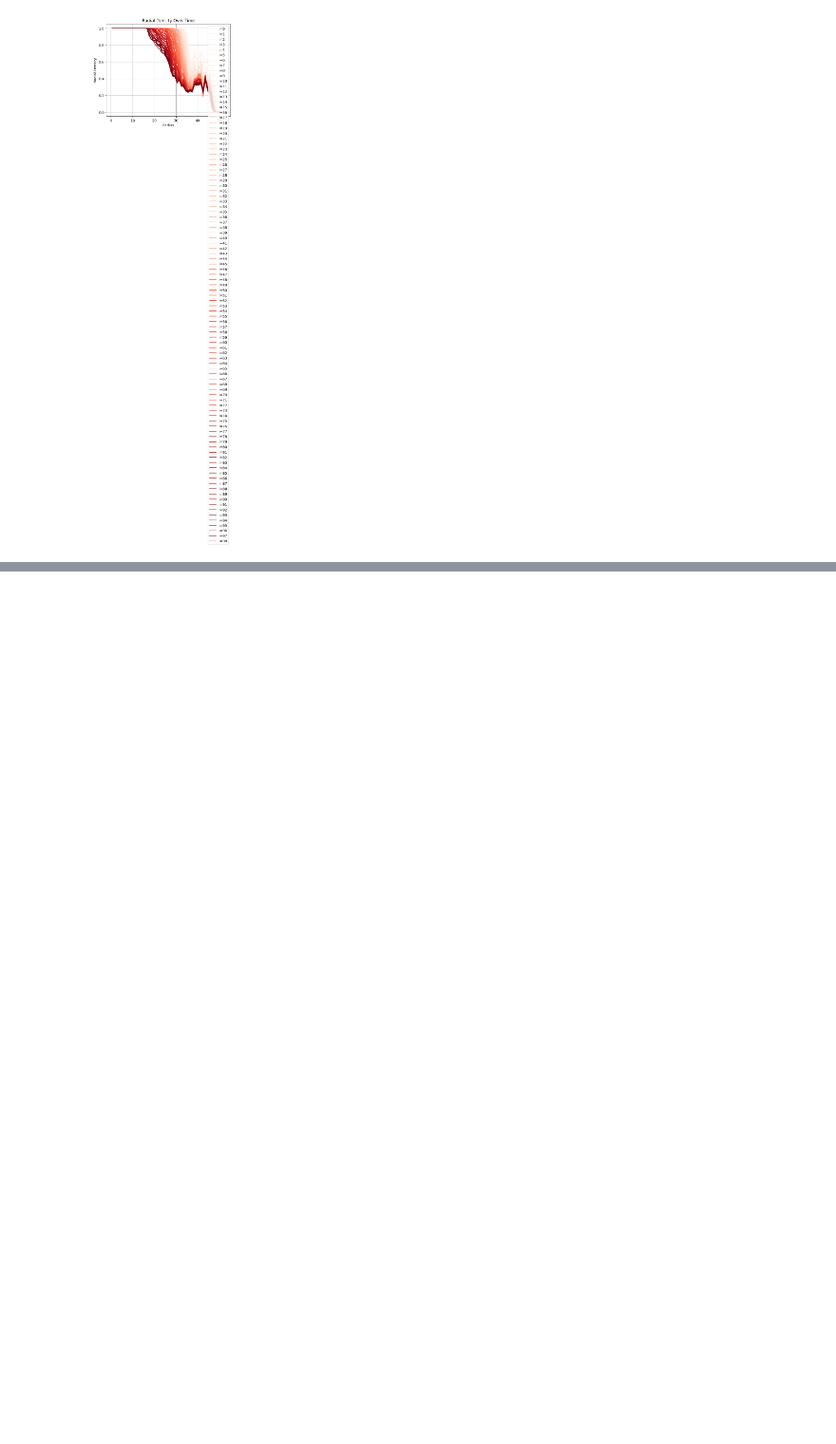
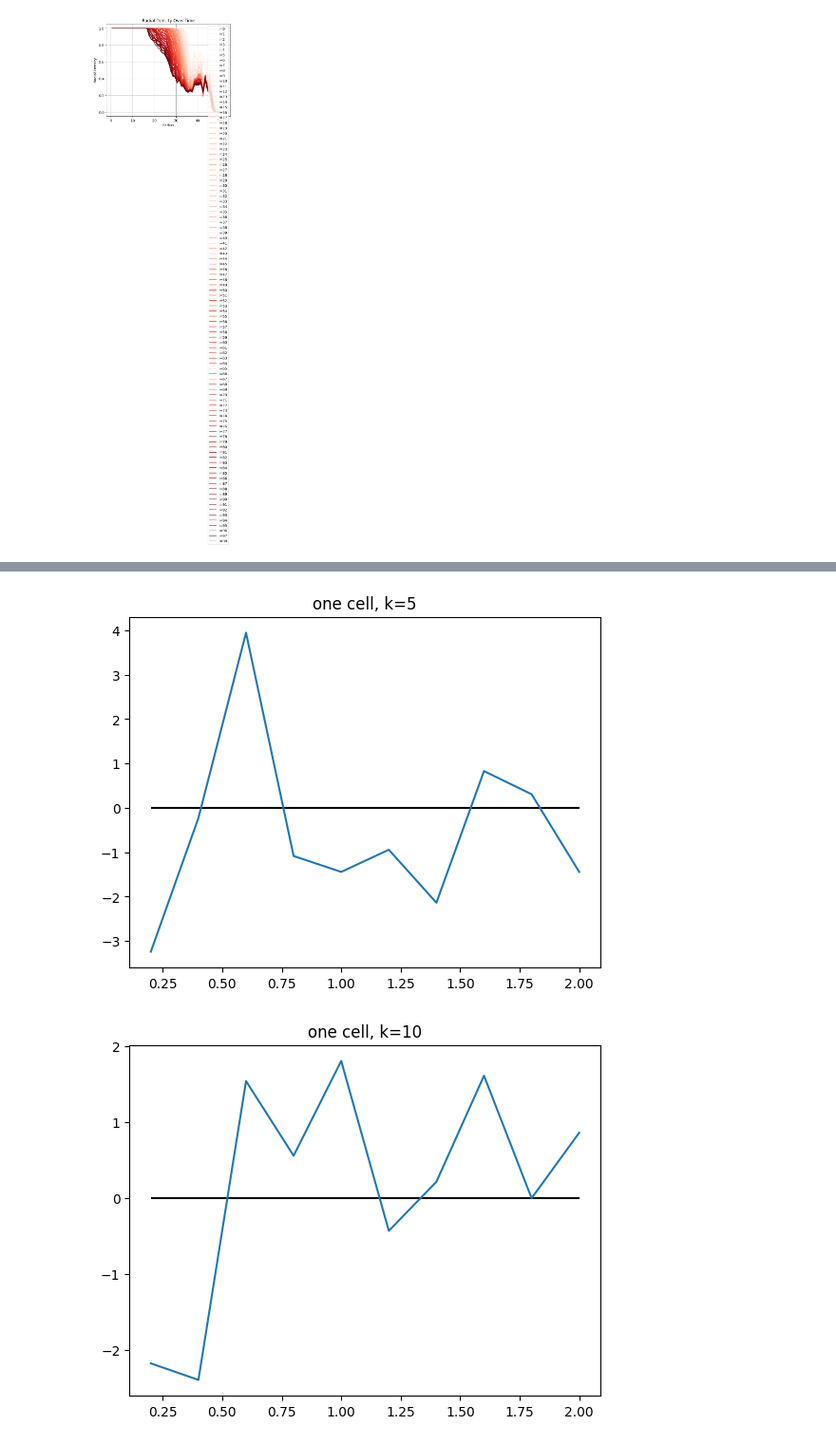
Before and after one commit to kav-kamath/MCF10A_collective_cell_migration, a Jupyter notebook: additional_plotting.ipynb, the cells around one changed output, grey strips where cells are left out. Shown at 95% size. Saved outputs shown, nothing was run; the diff lists cells and outputs as text; code cells hidden in the pictures; blank space fills up the shorter version.

```diff
--- a/additional_plotting.ipynb
+++ b/additional_plotting.ipynb
@@ -218,0 +234,36 @@ plt.plot(speed, avg_displacements)
+# %%
+with open("simulation_results_bar_light_3.pkl", "rb") as f:
+        sim_res_3 = pickle.load(f)
+with open("simulation_results_bar_light_4.pkl", "rb") as f:
+        sim_res_4 = pickle.load(f)
+
+#animate_cell_simulation(sim_res_3[9].cell_states, sim_res_3[9].event_times, fps=10)
+#animate_light_pattern(sim_res_3[9].light_patterns, sim_res_3[9].event_times, fps=10)
+
+# k = 10
+avg_displacements_3 = []
+avg_displacements_4 = []
+for i in range(0, 10):
+    avg_displacements_3.append(avg_displacement(sim_res_3[i].cell_states[0], sim_res_3[i].cell_states[99], "y"))
+    avg_displacements_4.append(avg_displacement(sim_res_4[i].cell_states[0], sim_res_4[i].cell_states[99], "y"))
+
+speed = [0.2, 0.4, 0.6, 0.8, 1, 1.2, 1.4, 1.6, 1.8, 2.0]
+
+fig, ax = plt.subplots()
+plt.hlines(y=0.0,xmin=0.2, xmax=2.0, colors="black")
+ax.set_title("one cell, k=5")
+plt.plot(speed, avg_displacements_3)
+
+fig, ax = plt.subplots()
+plt.hlines(y=0.0,xmin=0.2, xmax=2.0, colors="black")
+ax.set_title("one cell, k=10")
+plt.plot(speed, avg_displacements_4)
+
+visualize_displacement(sim_res_3[0].cell_states[0], sim_res_3[0].cell_states[99], title="k=5, speed=0.2")
+visualize_displacement(sim_res_3[9].cell_states[0], sim_res_3[9].cell_states[99], title="k=5, speed=2.0")
+
+visualize_displacement(sim_res_4[0].cell_states[0], sim_res_4[0].cell_states[99], title="k=10, speed=0.2")
+visualize_displacement(sim_res_4[9].cell_states[0], sim_res_4[9].cell_states[99], title="k=10, speed=2.0")
+# %% [output]
+[figure, added]
+[figure, added]
```
Also changed, not shown: parts of 5 cells of this notebook, 9 other files.
